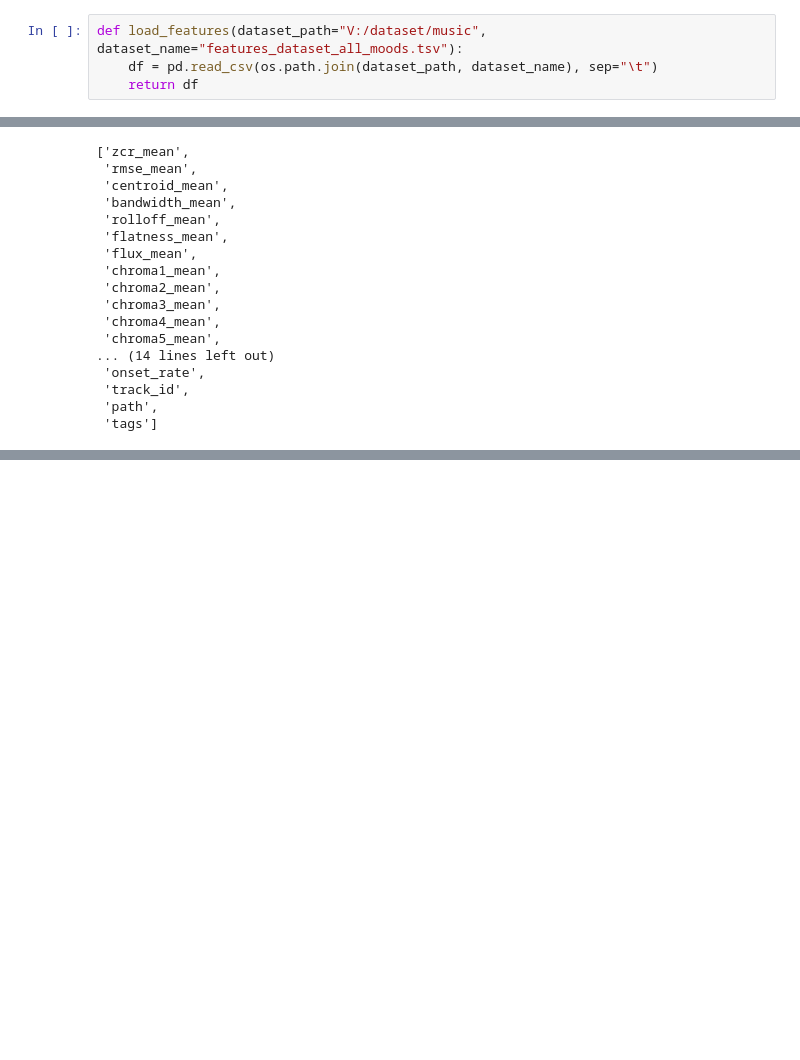
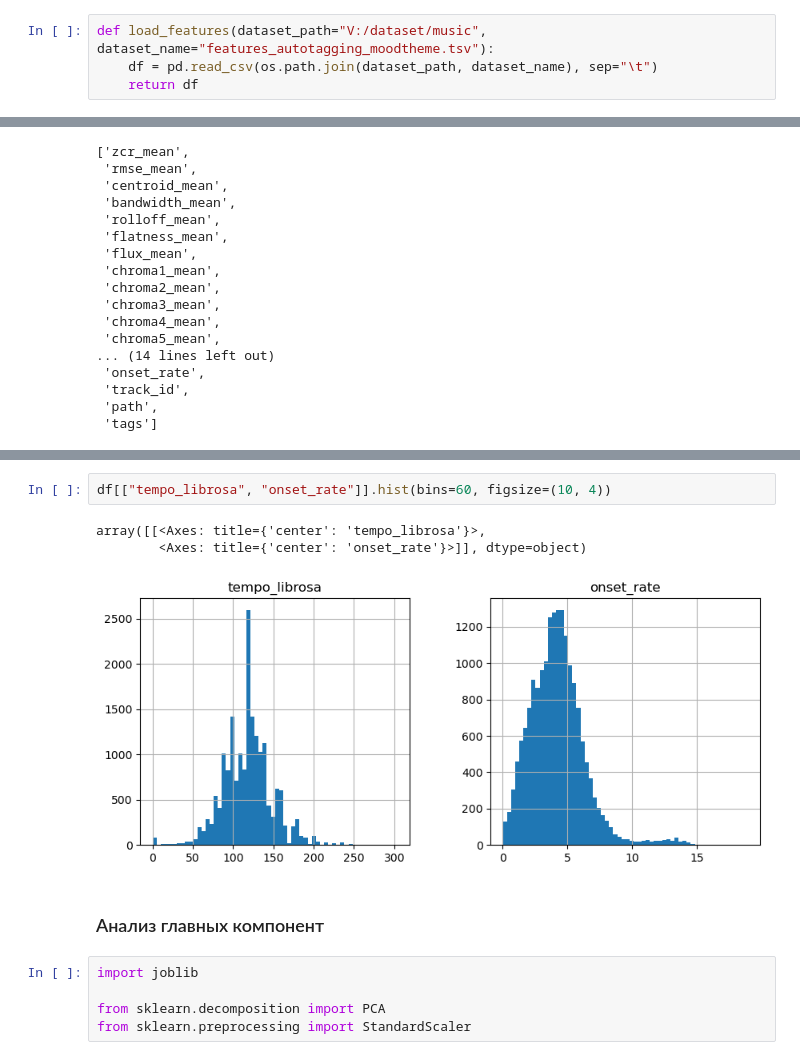
Before and after one commit to nikarpoff/music-sentiment-analysis, a Jupyter notebook: training/data.ipynb, the cells around one changed output, grey strips where cells are left out. Saved outputs shown, nothing was run; the diff lists cells and outputs as text; blank space fills up the shorter version.

```diff
--- a/training/data.ipynb
+++ b/training/data.ipynb
@@ -218,7 +218,7 @@ Text(0, 0.5, 'Amplitude')
 # %% [markdown]
 ### Исследование характеристик аудио
 # %%
-def load_features(dataset_path="V:/dataset/music", dataset_name="features_dataset_all_moods.tsv"):
+def load_features(dataset_path="V:/dataset/music", dataset_name="features_autotagging_moodtheme.tsv"):
     df = pd.read_csv(os.path.join(dataset_path, dataset_name), sep="\t")
     return df
 # %%
@@ -271,3 +271,16 @@ initial_columns
 Признаки, не являющиеся последовательностями:
 - Темп (tempo, BPM - beats per minute) - число регулярных переодических атак (заметных скачков амплитуды сигнала) в минуту;
 - Частота появления атак (Onset Rate) - общее число атак в секунду (не только переодических).
+# %%
+df[["tempo_librosa", "onset_rate"]].hist(bins=60, figsize=(10, 4))
+# %% [output]
+array([[<Axes: title={'center': 'tempo_librosa'}>,
+        <Axes: title={'center': 'onset_rate'}>]], dtype=object)
+[figure, added]
+# %% [markdown]
+### Анализ главных компонент
+# %%
+import joblib
+
+from sklearn.decomposition import PCA
+from sklearn.preprocessing import StandardScaler
```
Also changed, not shown: parts of 16 cells of this notebook, 8 other files.
